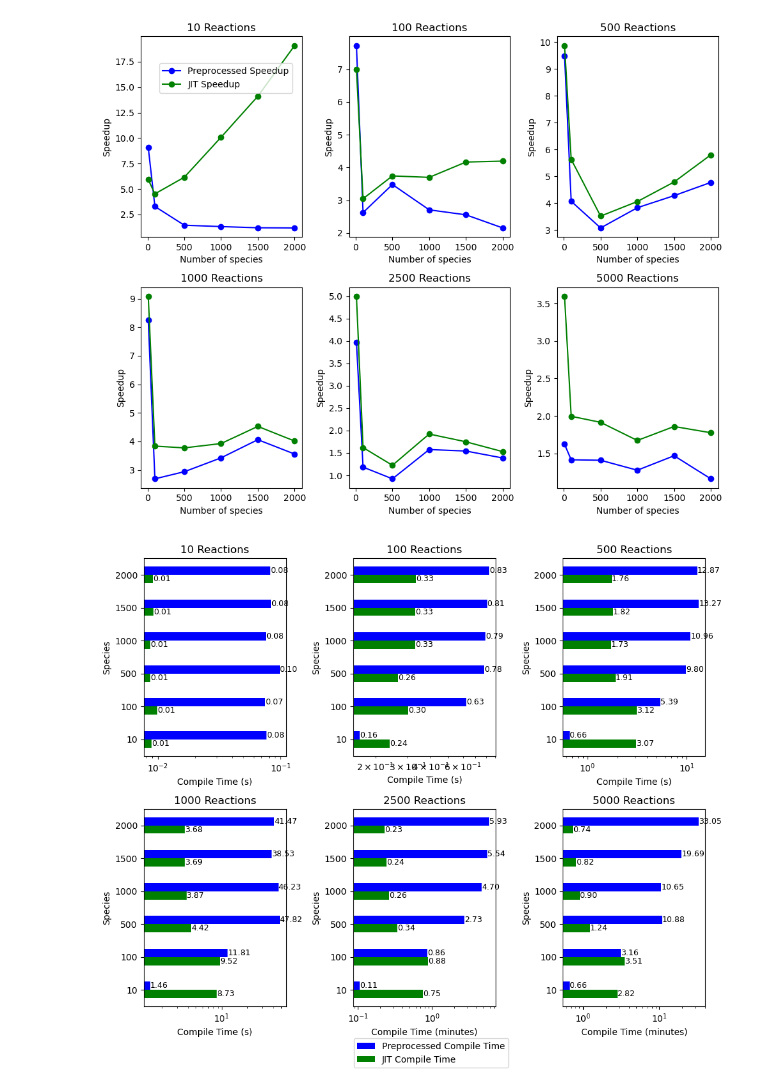
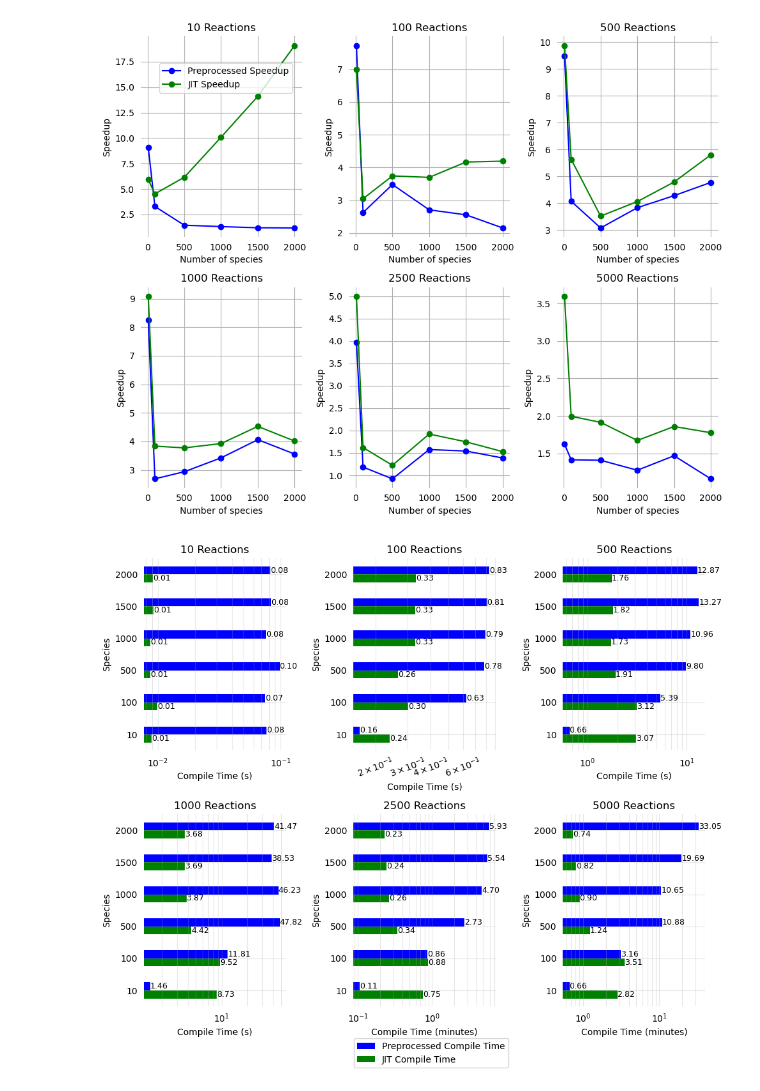
Before and after one commit to mattldawson/jit_test, a Jupyter notebook: plots/JIT.ipynb, the cells around one changed output. Cells and saved outputs as stored; diff of their text form; code cells hidden in the pictures.

Commit message:
formatting plots

```diff
--- a/plots/JIT.ipynb
+++ b/plots/JIT.ipynb
@@ -79,6 +79,9 @@ for nreacts, ax in zip(results.Reactions.unique(), axes.ravel()):
     ax.set_ylabel('microseconds')
     ax.set_xlabel('Number of species')
     ax.set_title(f'{nreacts} Reactions')
+    ax.spines[:].set_visible(False)
+    ax.grid()
+    ax.tick_params(width=0, which='both')
 
 handles, labels = ax.get_legend_handles_labels()
 fig.legend(handles, labels, loc = (0.1, 0.85))
@@ -114,12 +117,15 @@ for nreacts, ax in zip(results.Reactions.unique(), axes.ravel()):
     ax.set_ylabel('Speedup')
     ax.set_xlabel('Number of species')
     ax.set_title(f'{nreacts} Reactions')
+    ax.spines[:].set_visible(False)
+    ax.grid()
+    ax.tick_params(width=0, which='both')
 
 handles, labels = ax.get_legend_handles_labels()
 fig.legend(handles, labels, loc = (0.1, 0.85))
 fig.tight_layout()
 # %% [output]
-[figure, old version]
+[figure, new version]
 # %%
 fig, axes = plt.subplots(nrows=2, ncols=3, figsize=(10, 8))
 
@@ -135,31 +141,36 @@ for nreacts, ax in zip(results.Reactions.unique(), axes.ravel()):
     bars = _sub.plot.barh(ax=ax, legend=False, color=['g', 'b'])
 
     for patch in ax.patches:
         bl = patch.get_xy()
         x = patch.get_width() + bl[0]
         y = 0.5*patch.get_height() + bl[1]
         ax.text(x, y,
                 f'{patch.get_width():0.2f}',
                 fontsize=9,
                 ha='left',
                 va='center',
                 color='black')
 
 
     ax.set_yticklabels(_sub.index.values)
 
     ax.set_title(f'{nreacts} Reactions')
     ax.set_ylabel('Species')
 
     if nreacts >= 2500:
         ax.set_xlabel('Compile Time (minutes)')
     else:
         ax.set_xlabel('Compile Time (s)')
 
     ax.set_xscale('log')
+    ax.spines[:].set_visible(False)
+    ax.grid(which='both', alpha=0.3)
+    ax.tick_params(width=0, which='both')
+
+axes.ravel()[1].tick_params(axis='x', which='both', rotation=20)
 
 handles, labels = ax.get_legend_handles_labels()
 fig.legend(handles[::-1], labels[::-1], loc='lower center', bbox_to_anchor=(0.53, -0.05))
 fig.tight_layout()
 # %% [output]
-[figure, old version]
+[figure, new version]
```
Also changed, not shown: parts of 3 cells of this notebook.
